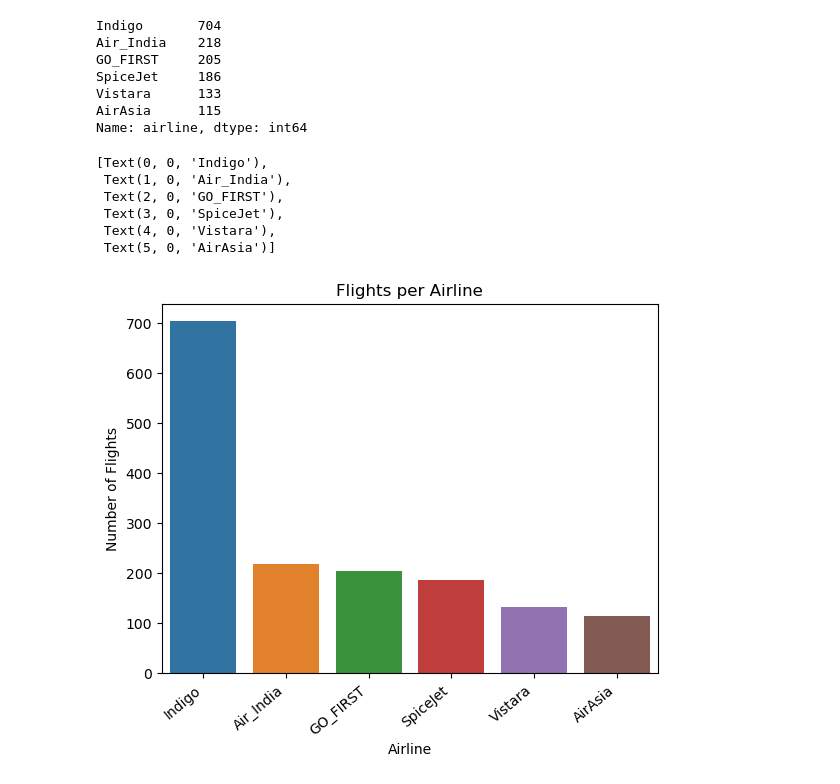
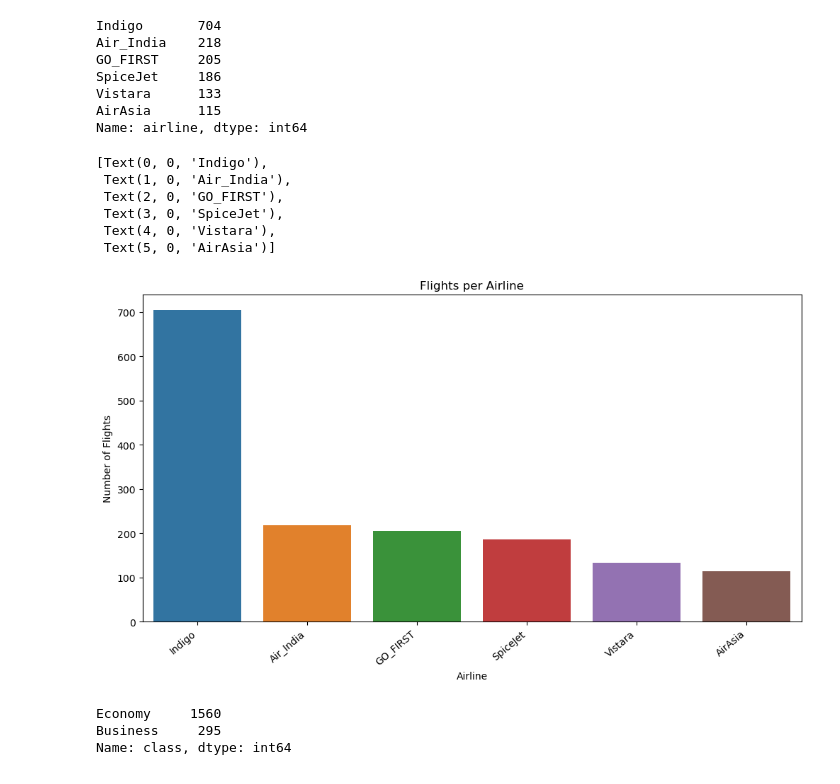
Before and after one commit to unclethien/Flight-Price-Prediction-Project, a Jupyter notebook: data analysis.ipynb, the cells around one changed output. Drawn from its saved outputs; the diff is of its cells as text; code cells hidden in the pictures.

```diff
--- a/data analysis.ipynb
+++ b/data analysis.ipynb
@@ -91,19 +91,28 @@ Vistara      133
 AirAsia      115
 Name: airline, dtype: int64
 # %%
+fig, ax = plt.subplots(figsize=(12, 6))
 airline_counts = df1.airline.value_counts()
 ax = sns.barplot(x=airline_counts.index, y=airline_counts.values)
 
 ax.set(xlabel='Airline',
        ylabel='Number of Flights',
        title='Flights per Airline')
 
+
 ax.set_xticklabels(ax.get_xticklabels(), rotation=40, ha="right")
 # %% [output]
 [Text(0, 0, 'Indigo'),
  Text(1, 0, 'Air_India'),
  Text(2, 0, 'GO_FIRST'),
  Text(3, 0, 'SpiceJet'),
  Text(4, 0, 'Vistara'),
  Text(5, 0, 'AirAsia')]
-[figure, old version]
+[figure, new version]
+# %%
+df2=df.groupby(['flight','airline','class'],as_index=False).count()
+df2['class'].value_counts()
+# %% [output]
+Economy     1560
+Business     295
+Name: class, dtype: int64
```
Also changed, not shown: parts of 1 cell of this notebook.
